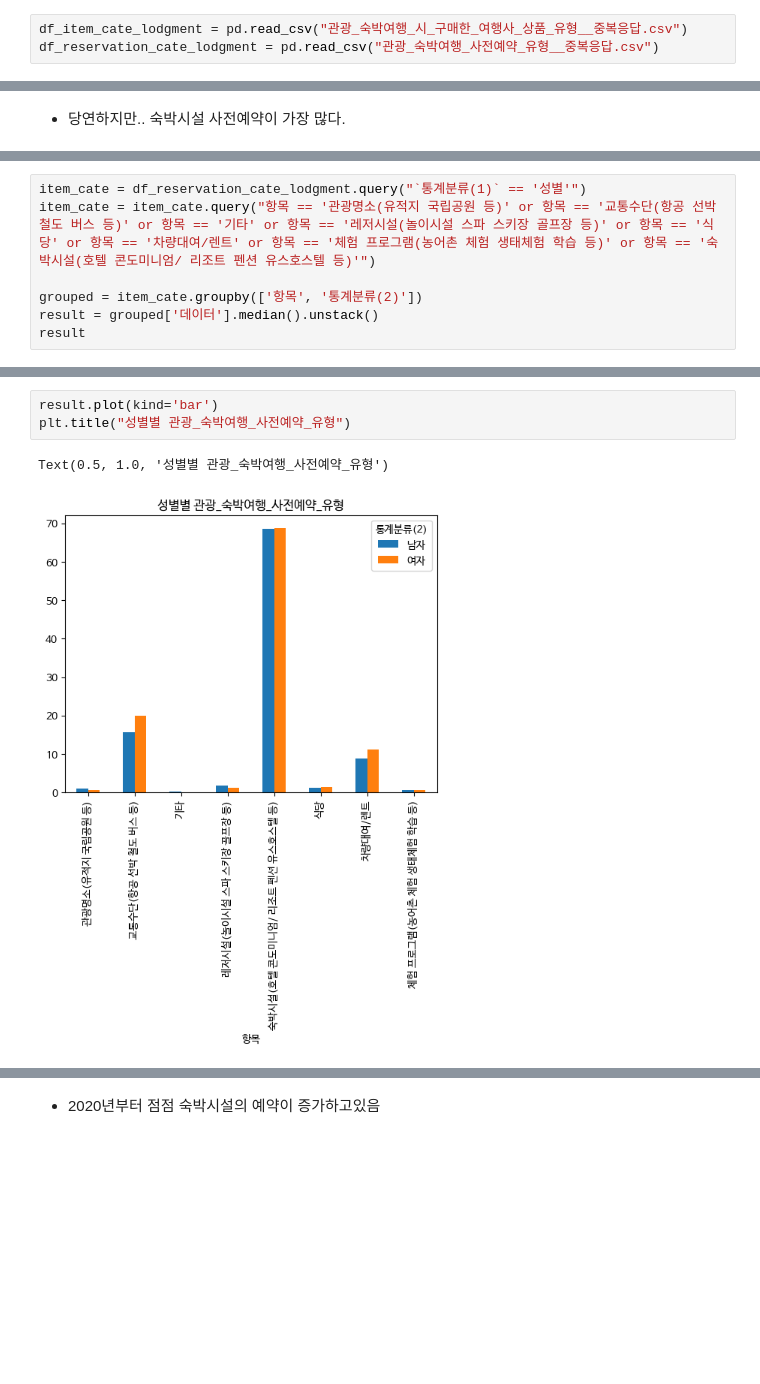
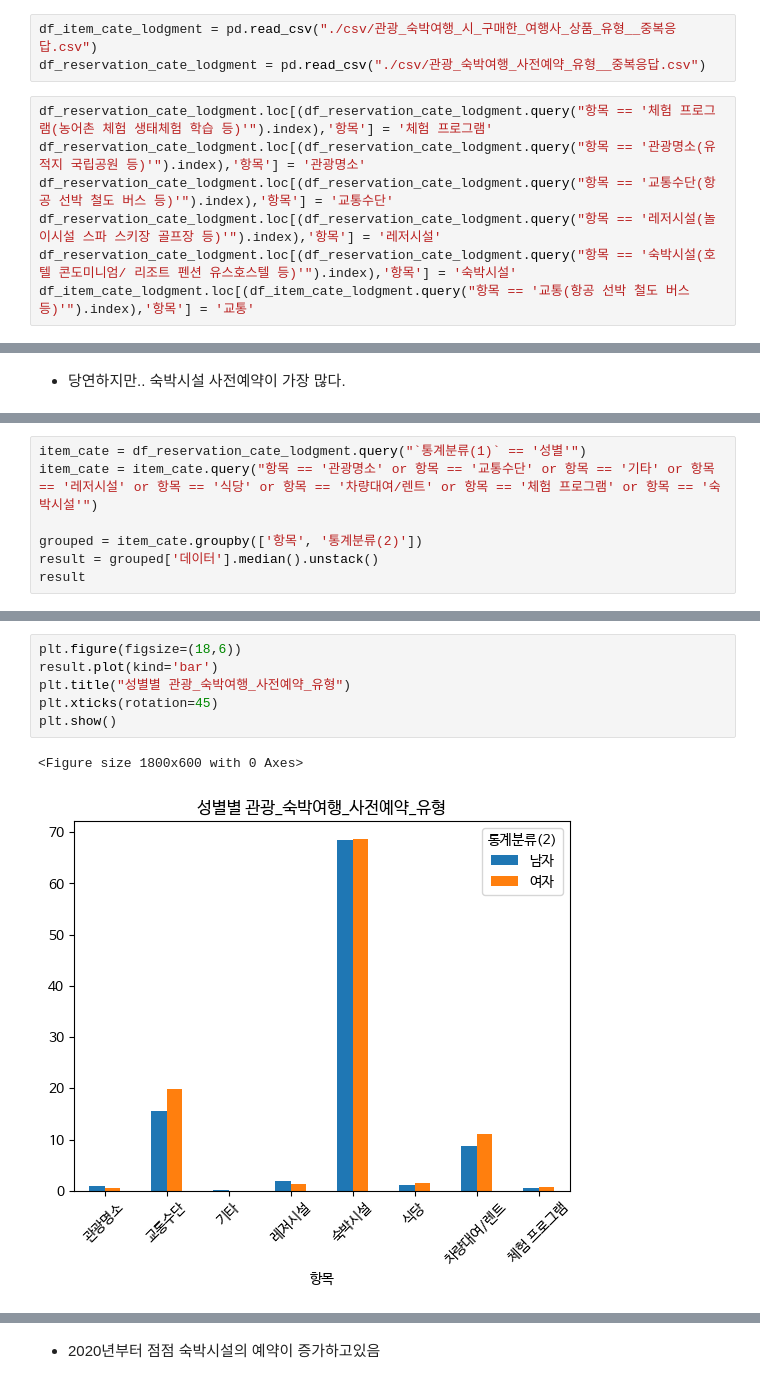
Before and after one commit to nohjuhyeon/AI_LKJ_hubs_fastapi, a Jupyter notebook: data_analysis/persona/yj_persona_lodgment.ipynb, the cells around one changed output, grey strips where cells are left out. Drawn from its saved outputs; the diff is of its cells as text; blank space fills up the shorter version.

```diff
--- a/data_analysis/persona/yj_persona_lodgment.ipynb
+++ b/data_analysis/persona/yj_persona_lodgment.ipynb
@@ -31,8 +31,15 @@ import matplotlib as mpl
 
 mpl.rc('font', family='NanumBarunGothic') # 혹은 다른 설치한 Nanum 폰트 사용
 # %%
-df_item_cate_lodgment = pd.read_csv("관광_숙박여행_시_구매한_여행사_상품_유형__중복응답.csv")
-df_reservation_cate_lodgment = pd.read_csv("관광_숙박여행_사전예약_유형__중복응답.csv")
+df_item_cate_lodgment = pd.read_csv("./csv/관광_숙박여행_시_구매한_여행사_상품_유형__중복응답.csv")
+df_reservation_cate_lodgment = pd.read_csv("./csv/관광_숙박여행_사전예약_유형__중복응답.csv")
+# %%
+df_reservation_cate_lodgment.loc[(df_reservation_cate_lodgment.query("항목 == '체험 프로그램(농어촌 체험 생태체험 학습 등)'").index),'항목'] = '체험 프로그램'
+df_reservation_cate_lodgment.loc[(df_reservation_cate_lodgment.query("항목 == '관광명소(유적지 국립공원 등)'").index),'항목'] = '관광명소'
+df_reservation_cate_lodgment.loc[(df_reservation_cate_lodgment.query("항목 == '교통수단(항공 선박 철도 버스 등)'").index),'항목'] = '교통수단'
+df_reservation_cate_lodgment.loc[(df_reservation_cate_lodgment.query("항목 == '레저시설(놀이시설 스파 스키장 골프장 등)'").index),'항목'] = '레저시설'
+df_reservation_cate_lodgment.loc[(df_reservation_cate_lodgment.query("항목 == '숙박시설(호텔 콘도미니엄/ 리조트 펜션 유스호스텔 등)'").index),'항목'] = '숙박시설'
+df_item_cate_lodgment.loc[(df_item_cate_lodgment.query("항목 == '교통(항공 선박 철도 버스 등)'").index),'항목'] = '교통'
 # %% [markdown]
 ## 관광_숙박여행_시_구매한_여행사_상품_유형__중복응답
 # %%
@@ -188,6 +201,6 @@ Text(0.5, 1.0, '사전예약하지 않음 연령별 비교')
 # %%
 item_cate = df_reservation_cate_lodgment.query("`통계분류(1)` == '성별'")
-item_cate = item_cate.query("항목 == '관광명소(유적지 국립공원 등)' or 항목 == '교통수단(항공 선박 철도 버스 등)' or 항목 == '기타' or 항목 == '레저시설(놀이시설 스파 스키장 골프장 등)' or 항목 == '식당' or 항목 == '차량대여/렌트' or 항목 == '체험 프로그램(농어촌 체험 생태체험 학습 등)' or 항목 == '숙박시설(호텔 콘도미니엄/ 리조트 펜션 유스호스텔 등)'")
+item_cate = item_cate.query("항목 == '관광명소' or 항목 == '교통수단' or 항목 == '기타' or 항목 == '레저시설' or 항목 == '식당' or 항목 == '차량대여/렌트' or 항목 == '체험 프로그램' or 항목 == '숙박시설'")
 
 grouped = item_cate.groupby(['항목', '통계분류(2)'])
 result = grouped['데이터'].median().unstack()
@@ -206,9 +219,12 @@ result
 # %%
+plt.figure(figsize=(18,6))
 result.plot(kind='bar')
 plt.title("성별별 관광_숙박여행_사전예약_유형")
+plt.xticks(rotation=45)
+plt.show()
 # %% [output]
-Text(0.5, 1.0, '성별별 관광_숙박여행_사전예약_유형')
+<Figure size 1800x600 with 0 Axes>
-[figure, old version]
+[figure, new version]
 # %%
 grouped = df_reservation_cate_lodgment.groupby(['시점', '항목'])
 result = grouped['데이터'].sum().unstack()
```
Also changed, not shown: parts of 24 cells of this notebook, 14 other files.
